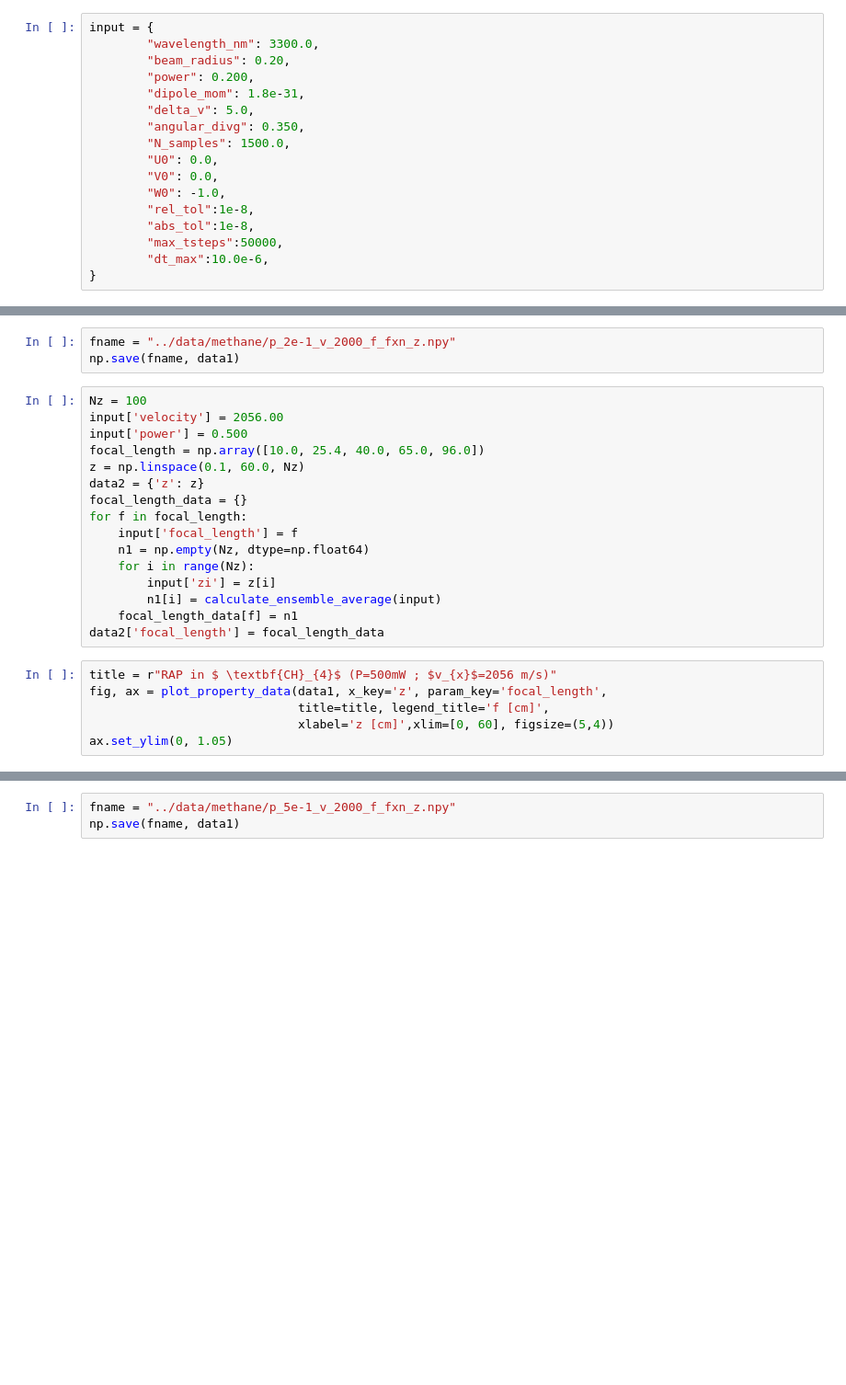
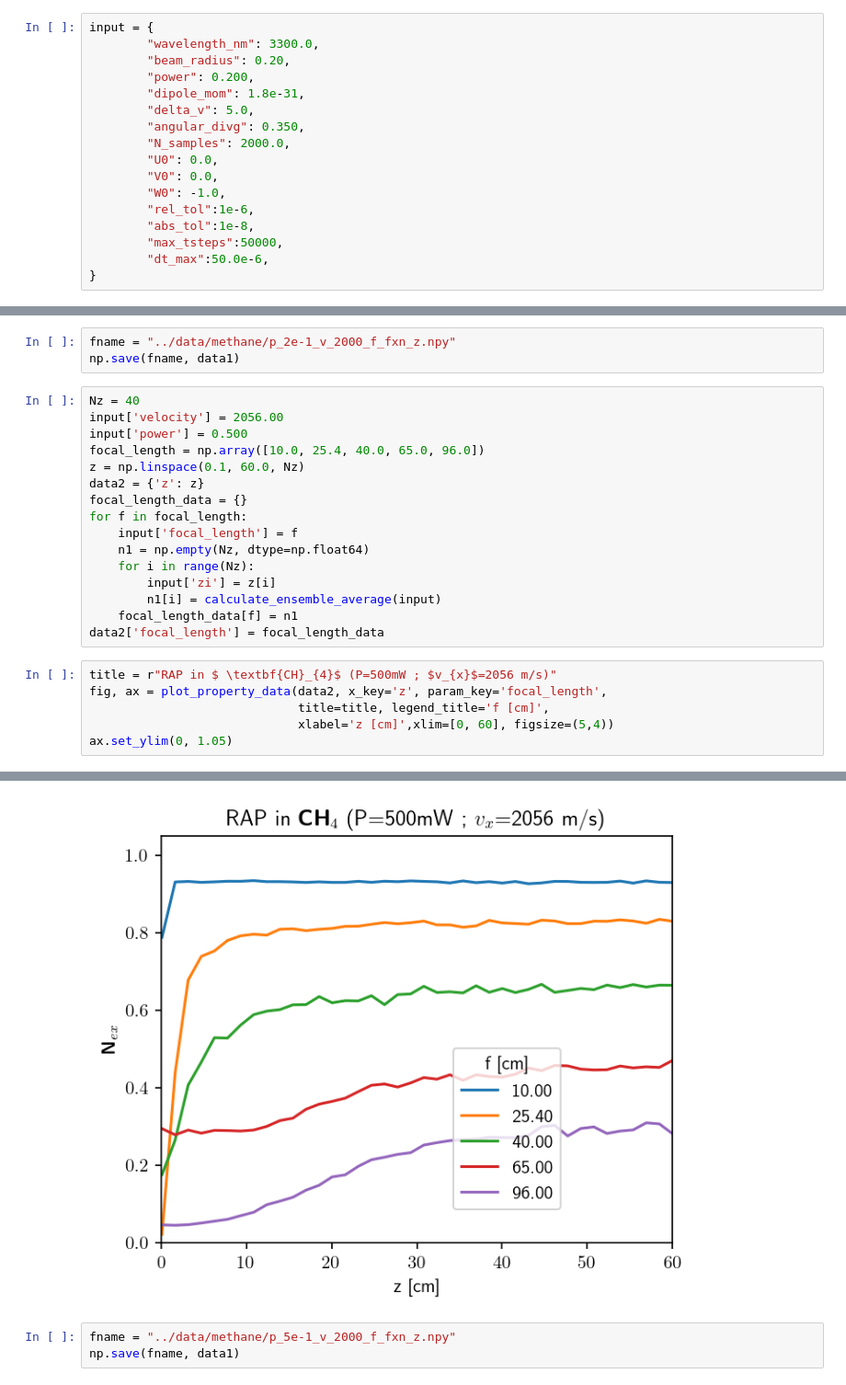
Before and after one commit to vijaymocherla/rap-mb, a Jupyter notebook: notebooks/jcp-methane.ipynb, the cells around one changed output, grey strips where cells are left out. Shown at 92% size. Cells and saved outputs as stored; diff of their text form; blank space fills up the shorter version.

```diff
--- a/notebooks/jcp-methane.ipynb
+++ b/notebooks/jcp-methane.ipynb
@@ -209,14 +209,14 @@ input = {
         "dipole_mom": 1.8e-31,
         "delta_v": 5.0,
         "angular_divg": 0.350,
-        "N_samples": 1500.0,
+        "N_samples": 2000.0,
         "U0": 0.0,
         "V0": 0.0,
         "W0": -1.0,
-        "rel_tol":1e-8,
+        "rel_tol":1e-6,
         "abs_tol":1e-8,
         "max_tsteps":50000,
-        "dt_max":10.0e-6,
+        "dt_max":50.0e-6,
 }
 # %%
 !export OMP_NUM_THREADS=4
@@ -247,7 +250,7 @@ ax.set_ylim(0, 1.05)
 fname = "../data/methane/p_2e-1_v_2000_f_fxn_z.npy"
 np.save(fname, data1)
 # %%
-Nz = 100
+Nz = 40
 input['velocity'] = 2056.00
 input['power'] = 0.500
 focal_length = np.array([10.0, 25.4, 40.0, 65.0, 96.0])
@@ -264,7 +267,8 @@ for f in focal_length:
 data2['focal_length'] = focal_length_data
 # %%
 title = r"RAP in $ \textbf{CH}_{4}$ (P=500mW ; $v_{x}$=2056 m/s)"
-fig, ax = plot_property_data(data1, x_key='z', param_key='focal_length',
+fig, ax = plot_property_data(data2, x_key='z', param_key='focal_length',
                              title=title, legend_title='f [cm]',
                              xlabel='z [cm]',xlim=[0, 60], figsize=(5,4))
 ax.set_ylim(0, 1.05)
+# %% [output]
@@ -271,3 +276,4 @@ ax.set_ylim(0, 1.05)
+[figure, added]
 # %%
 fname = "../data/methane/p_5e-1_v_2000_f_fxn_z.npy"
 np.save(fname, data1)
```
Also changed, not shown: parts of 6 cells of this notebook, 2 other files.
